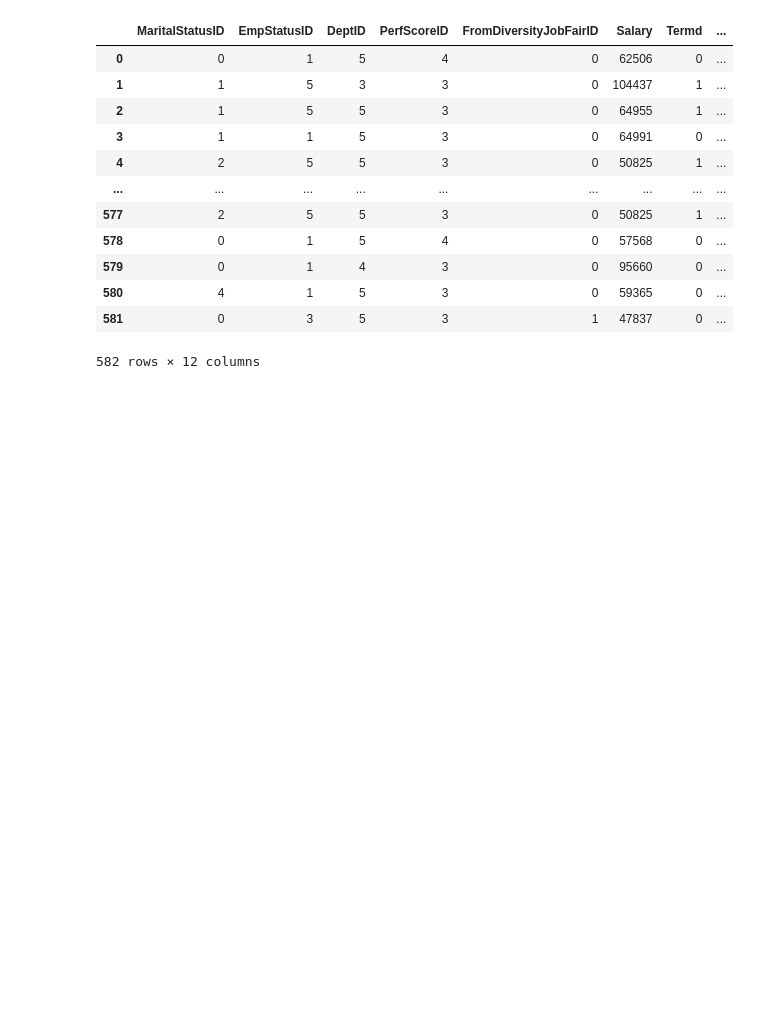
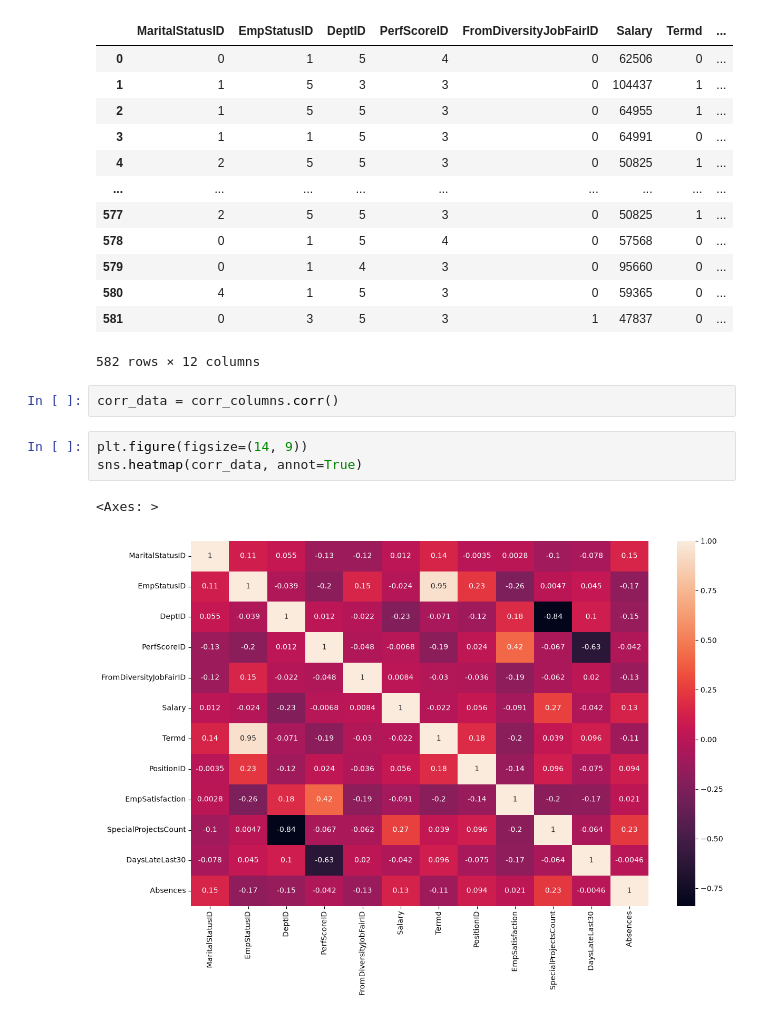
Before and after one commit to Shaswat64/Data-Sci, a Jupyter notebook: visualization.ipynb, the cells around one changed output. Saved outputs shown, nothing was run; the diff lists cells and outputs as text; blank space fills up the shorter version.

Commit message:
sns imported and heatmap

```diff
--- a/visualization.ipynb
+++ b/visualization.ipynb
@@ -137,3 +140,11 @@ corr_columns
 | 580 | 4 | 1 | 5 | 3 | 0 | 59365 | 0 | ... |
 | 581 | 0 | 3 | 5 | 3 | 1 | 47837 | 0 | ... |
 582 rows × 12 columns
+# %%
+corr_data = corr_columns.corr()
+# %%
+plt.figure(figsize=(14, 9))
+sns.heatmap(corr_data, annot=True)
+# %% [output]
+<Axes: >
+[figure, added]
```
Also changed, not shown: parts of 2 cells of this notebook.
